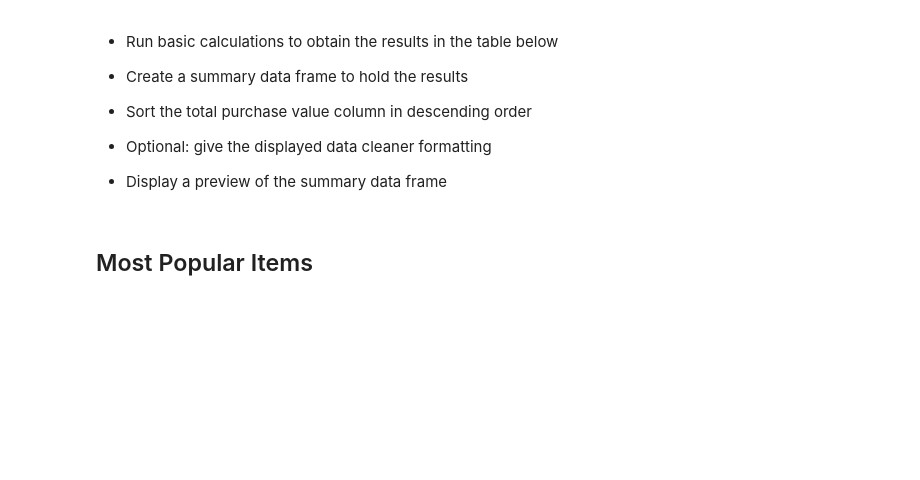
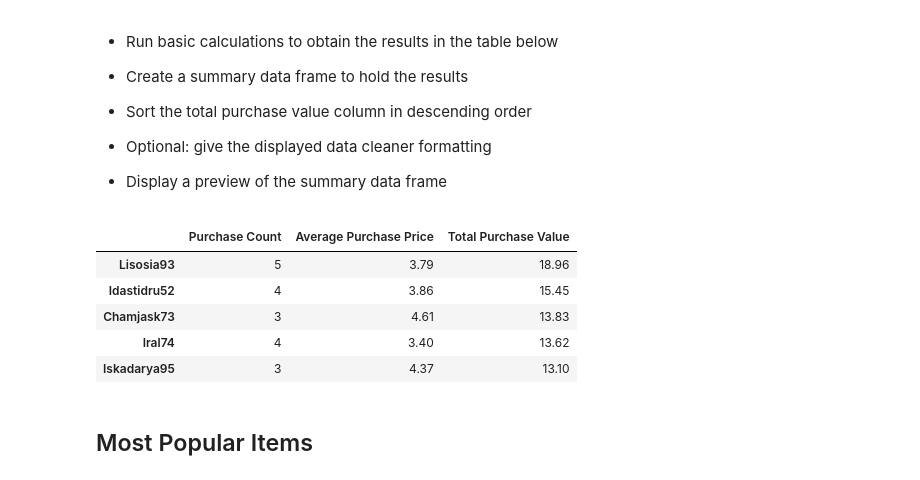
Before and after one commit to mrichtmyer/pandas-challenge, a Jupyter notebook: HeroesOfPymoli/HeroesOfPymoli_starter.ipynb, the cells around one changed output. Saved outputs shown, nothing was run; the diff lists cells and outputs as text; code cells hidden in the pictures; blank space fills up the shorter version.

Commit message:
Add top spenders functionality

```diff
--- a/HeroesOfPymoli/HeroesOfPymoli_starter.ipynb
+++ b/HeroesOfPymoli/HeroesOfPymoli_starter.ipynb
@@ -341,6 +348,43 @@ df_purchase_analysis
 
 
 * Display a preview of the summary data frame
+# %%
+# iterate through two dictionaries to store keys (screen name) and values (either number of purchases or total spent)
+# can use this later to create the data frame
+
+# grab list of unique names
+unique_names = list(purchase_data["SN"].unique())
+
+# preallocate a dictionary with keys as screen name and values as zero
+purchase_count = {keys:0 for keys in unique_names}
+total = {keys:0 for keys in unique_names}
+
+# for every key in totals, pull a subset dataframe consisting of only that person's purchases and sum them
+for ii in range(0,len(purchase_data)):
+    # get screen name from row ii
+    screen_name = purchase_data["SN"][ii]
+
+    # number of purchases
+    purchase_count[screen_name] += 1
+
+    # total
+    total[screen_name] += purchase_data["Price"][ii]
+# %%
+# construct data frame with dictionaries previously constructed
+df_top_spenders = pd.DataFrame({"Purchase Count": purchase_count,"Total Purchase Value": total})
+# calculate average purchase price column for dataframe
+df_top_spenders["Average Purchase Price"] = np.round(df_top_spenders["Total Purchase Value"] / df_top_spenders["Purchase Count"] , decimals=2)
+# reorder columns
+df_top_spenders = df_top_spenders[["Purchase Count", "Average Purchase Price", "Total Purchase Value"]]
+# sort Data Frame and print top 5 spenders
+df_top_spenders.sort_values(by="Total Purchase Value",ascending=False).head(5)
+# %% [output]
+|  | Purchase Count | Average Purchase Price | Total Purchase Value |
+| Lisosia93 | 5 | 3.79 | 18.96 |
+| Idastidru52 | 4 | 3.86 | 15.45 |
+| Chamjask73 | 3 | 4.61 | 13.83 |
+| Iral74 | 4 | 3.40 | 13.62 |
+| Iskadarya95 | 3 | 4.37 | 13.10 |
 # %% [markdown]
 ## Most Popular Items
 # %% [markdown]
```
Also changed, not shown: parts of 1 cell of this notebook.
